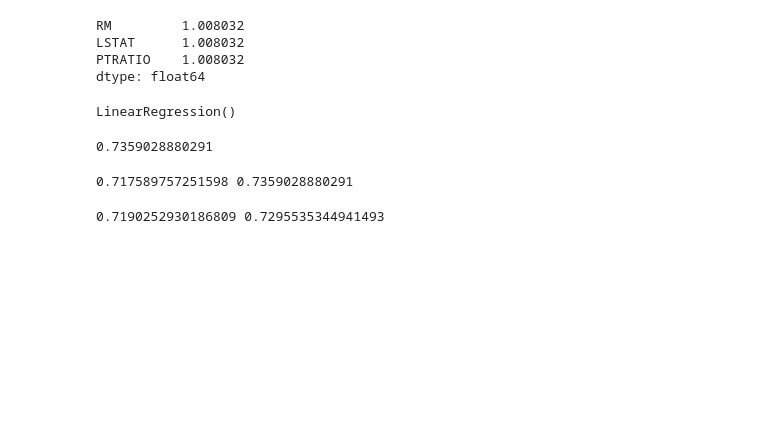
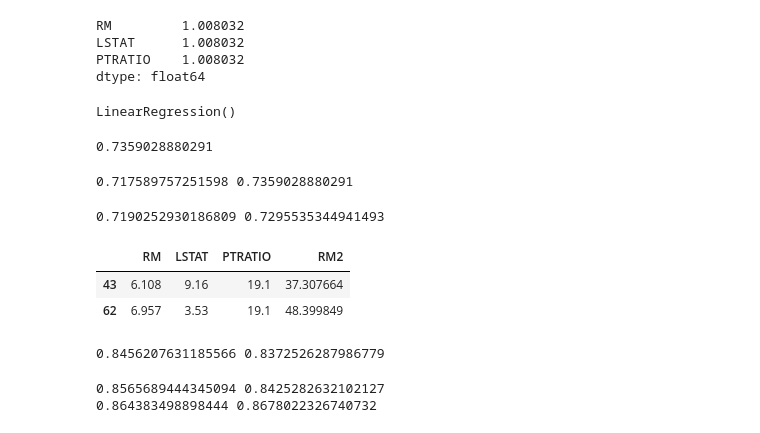
Before and after one commit to yamaguchinorimitsu/ajax_app, a Jupyter notebook: スッキリ機械第８章.ipynb, the cells around one changed output. Drawn from its saved outputs; the diff is of its cells as text; code cells hidden in the pictures; blank space fills up the shorter version.

```diff
--- a/スッキリ機械第８章.ipynb
+++ b/スッキリ機械第８章.ipynb
@@ -251,3 +251,31 @@ s1,s2 = learn(x, t)
 print(s1, s2)
 # %% [output]
 0.7190252930186809 0.7295535344941493
+# %%
+# RM2乗のシリーズを新しい列として追加
+x['RM2'] = x['RM'] ** 2
+# コード8-29で、INDUS列を追加したので削除
+x = x.drop('INDUS', axis = 1)
+x.head(2)
+# %% [output]
+|  | RM | LSTAT | PTRATIO | RM2 |
+| 43 | 6.108 | 9.16 | 19.1 | 37.307664 |
+| 62 | 6.957 | 3.53 | 19.1 | 48.399849 |
+# %%
+s1, s2 = learn(x, t)
+print(s1, s2)
+# %% [output]
+0.8456207631185566 0.8372526287986779
+# %%
+# LSTAT列の2乗を追加
+x['LSTAT2'] = x['LSTAT'] ** 2
+s1, s2 = learn(x, t)
+print(s1, s2)
+
+# PTRATIO列の2乗を追加
+x['PTRATIO2'] = x['PTRATIO'] ** 2
+s1, s2 = learn(x, t)
+print(s1, s2)
+# %% [output]
+0.8565689444345094 0.8425282632102127
+0.864383498898444 0.8678022326740732
```
